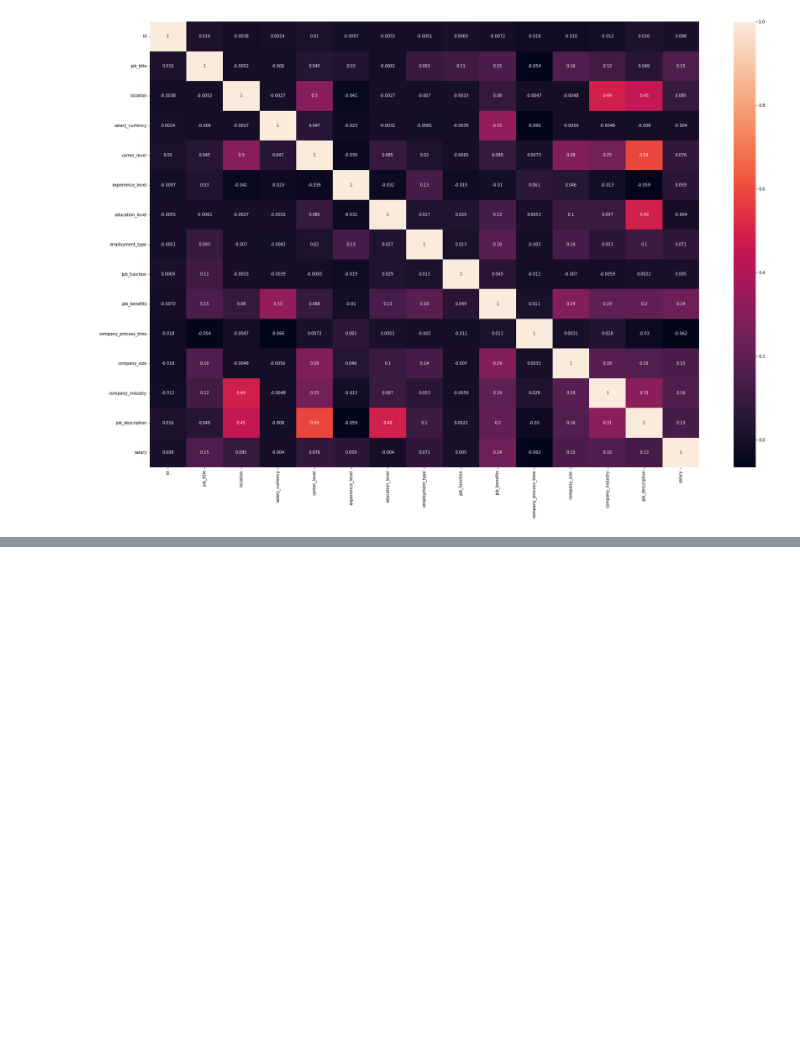
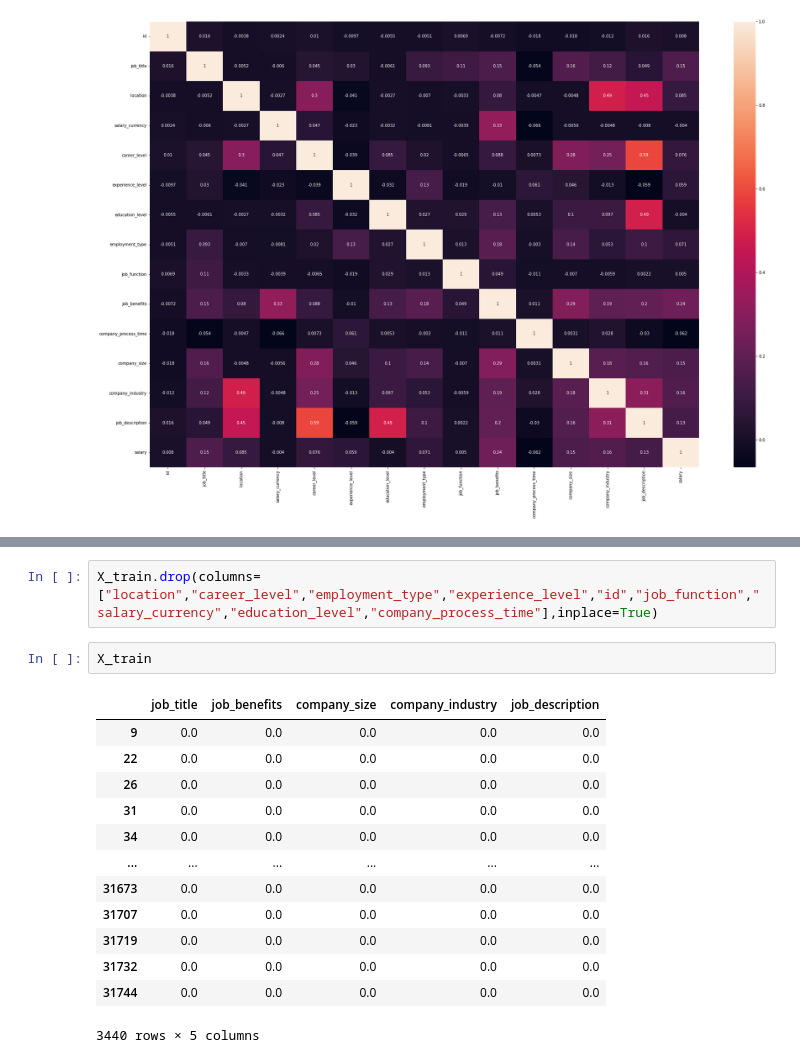
Before and after one commit to TeguhPermana666/Find_IT, a Jupyter notebook: Analisis.ipynb, the cells around one changed output, grey strips where cells are left out. Drawn from its saved outputs; the diff is of its cells as text; blank space fills up the shorter version.

Commit message:
[Drop field]

```diff
--- a/Analisis.ipynb
+++ b/Analisis.ipynb
@@ -857,3 +857,21 @@ data_train.describe()
 | 50% | 15997.500000 | 0.000000 | 0.000000 | 1.0 | 0.00000 | 2.000000 | 0.000000 | ... |
 | 75% | 23955.750000 | 0.000000 | 0.000000 | 1.0 | 0.00000 | 3.000000 | 0.346080 | ... |
 | max | 31745.000000 | 0.444311 | 1.000000 | 1.0 | 0.50000 | 15.000000 | 0.368424 | ... |
+# %%
+X_train.drop(columns=["location","career_level","employment_type","experience_level","id","job_function","salary_currency","education_level","company_process_time"],inplace=True)
+# %%
+X_train
+# %% [output]
+|  | job_title | job_benefits | company_size | company_industry | job_description |
+| 9 | 0.0 | 0.0 | 0.0 | 0.0 | 0.0 |
+| 22 | 0.0 | 0.0 | 0.0 | 0.0 | 0.0 |
+| 26 | 0.0 | 0.0 | 0.0 | 0.0 | 0.0 |
+| 31 | 0.0 | 0.0 | 0.0 | 0.0 | 0.0 |
+| 34 | 0.0 | 0.0 | 0.0 | 0.0 | 0.0 |
+| ... | ... | ... | ... | ... | ... |
+| 31673 | 0.0 | 0.0 | 0.0 | 0.0 | 0.0 |
+| 31707 | 0.0 | 0.0 | 0.0 | 0.0 | 0.0 |
+| 31719 | 0.0 | 0.0 | 0.0 | 0.0 | 0.0 |
+| 31732 | 0.0 | 0.0 | 0.0 | 0.0 | 0.0 |
+| 31744 | 0.0 | 0.0 | 0.0 | 0.0 | 0.0 |
+3440 rows × 5 columns
```
Also changed, not shown: parts of 1 cell of this notebook.
